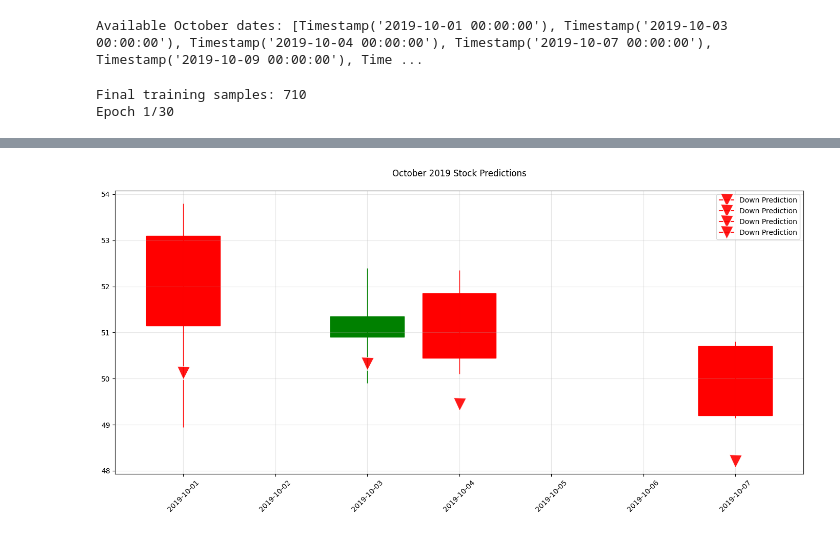
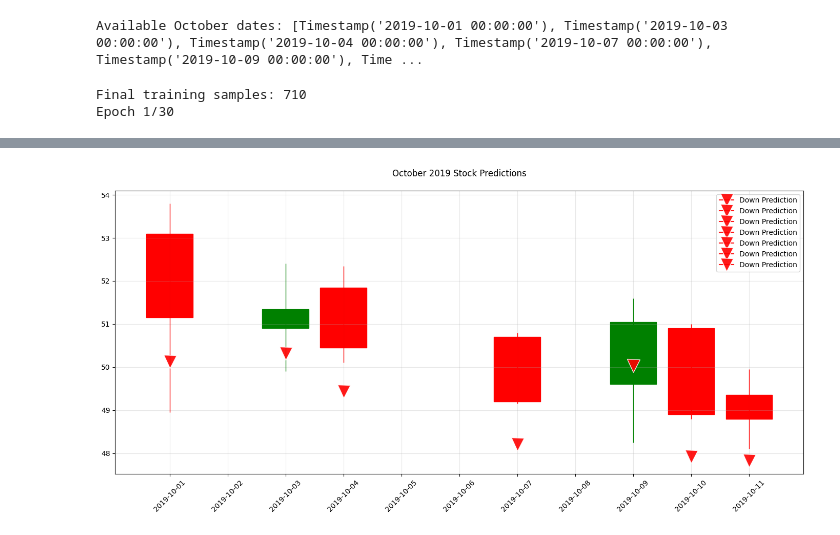
Before and after one commit to LucasCarter45/AI-stock-price-prediction, a Jupyter notebook: Tranformers.ipynb, the cells around one changed output, grey strips where cells are left out. Saved outputs shown, nothing was run; the diff lists cells and outputs as text; code cells hidden in the pictures.

```diff
--- a/Tranformers.ipynb
+++ b/Tranformers.ipynb
@@ -47,11 +47,10 @@ print("Available October dates:", october_dates)
 # %% [output]
 Available October dates: [Timestamp('2019-10-01 00:00:00'), Timestamp('2019-10-03 00:00:00'), Timestamp('2019-10-04 00:00:00'), Timestamp('2019-10-07 00:00:00'), Timestamp('2019-10-09 00:00:00'), Time ...
 # %%
-# Modified parameters and data handling
-N_DAYS = 14  # Matches the available window size in October
-LOOKBACK_WORKDAYS = N_DAYS * 2  # Account for non-trading days
 
-# Prepare training data using all available history
+N_DAYS = 14
+LOOKBACK_WORKDAYS = N_DAYS * 2
+
 X_train = []
 Y_train = []
 
@@ -60,7 +59,7 @@ for i in range(len(daily_df) - LOOKBACK_WORKDAYS):
     valid_days = window[["open", "close", "volume"]].dropna()
 
     if len(valid_days) >= N_DAYS:
-        features = valid_days[-N_DAYS:].values  # Take last N_DAYS valid days
+        features = valid_days[-N_DAYS:].values
         target = daily_df.iloc[i + LOOKBACK_WORKDAYS]["Target"]
         X_train.append(features)
         Y_train.append(target)
@@ -69,7 +68,7 @@ X_train = np.array(X_train)
 Y_train = np.array(Y_train)
 print(f"Final training samples: {len(X_train)}")
 
-# Enhanced model architecture
+# Model architecture
 model = Sequential([
     LSTM(64, return_sequences=True, input_shape=(N_DAYS, 3)),
     LSTM(32),
@@ -88,11 +87,10 @@ history = model.fit(X_train, Y_train,
                    validation_split=0.2,
                    callbacks=[callback])
 
-# Modified prediction generation
 predictions = []
 pred_dates = []
 
-for date in pd.date_range("2019-10-01", "2019-10-07"):
+for date in pd.date_range("2019-10-01", "2019-10-12"):
     if date not in daily_df.index:
         continue
 
@@ -120,7 +118,7 @@ if not predictions:
 fig, ax = plt.subplots(figsize=(14, 7))
 
 # Plot candlesticks
-for date in pd.date_range("2019-10-01", "2019-10-07"):
+for date in pd.date_range("2019-10-01", "2019-10-12"):
     if date not in daily_df.index:
         continue
 
@@ -189,4 +187,4 @@ Predicted ▼ for 2019-10-07 (Probability: 0.46)
-[figure, old version]
+[figure, new version]
 # %%
 if len(predictions) > 0 and len(pred_dates) > 0:
     # Get true labels for predictions
```
Also changed, not shown: parts of 3 cells of this notebook.
